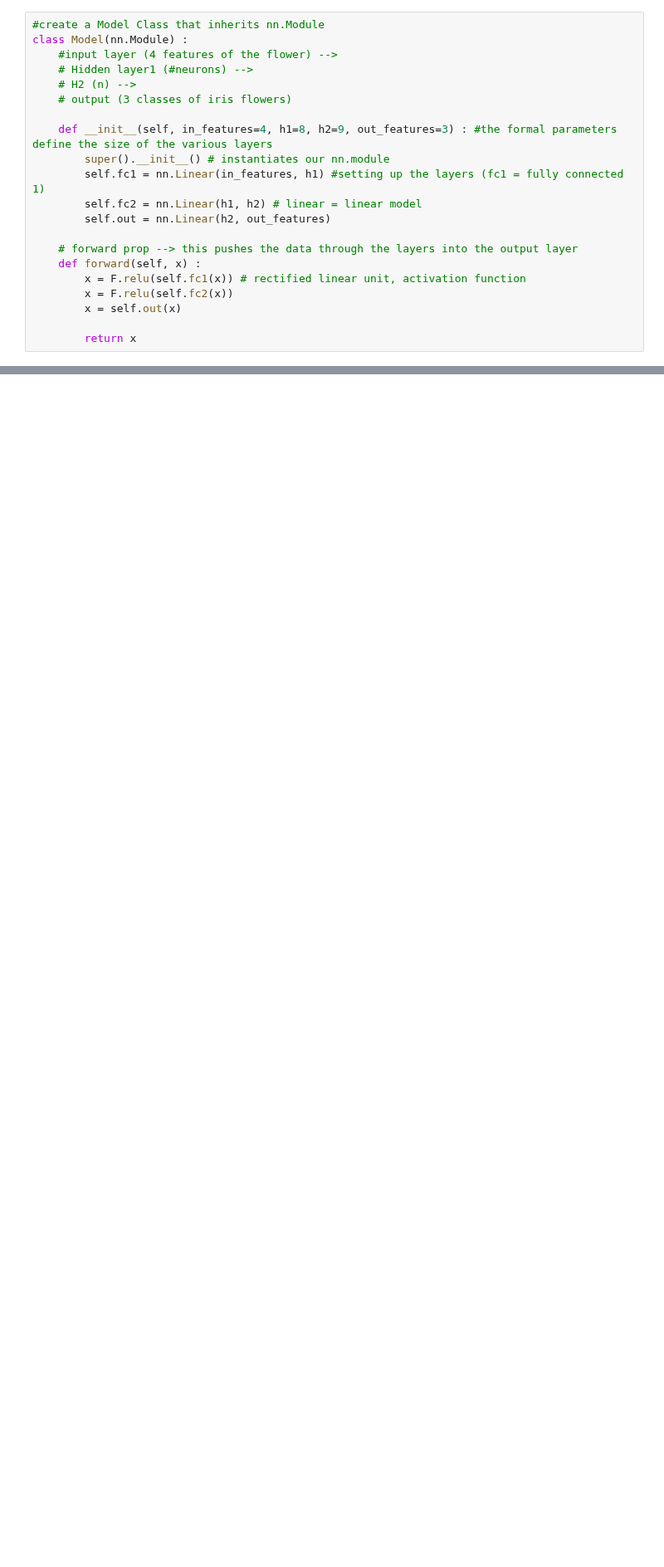
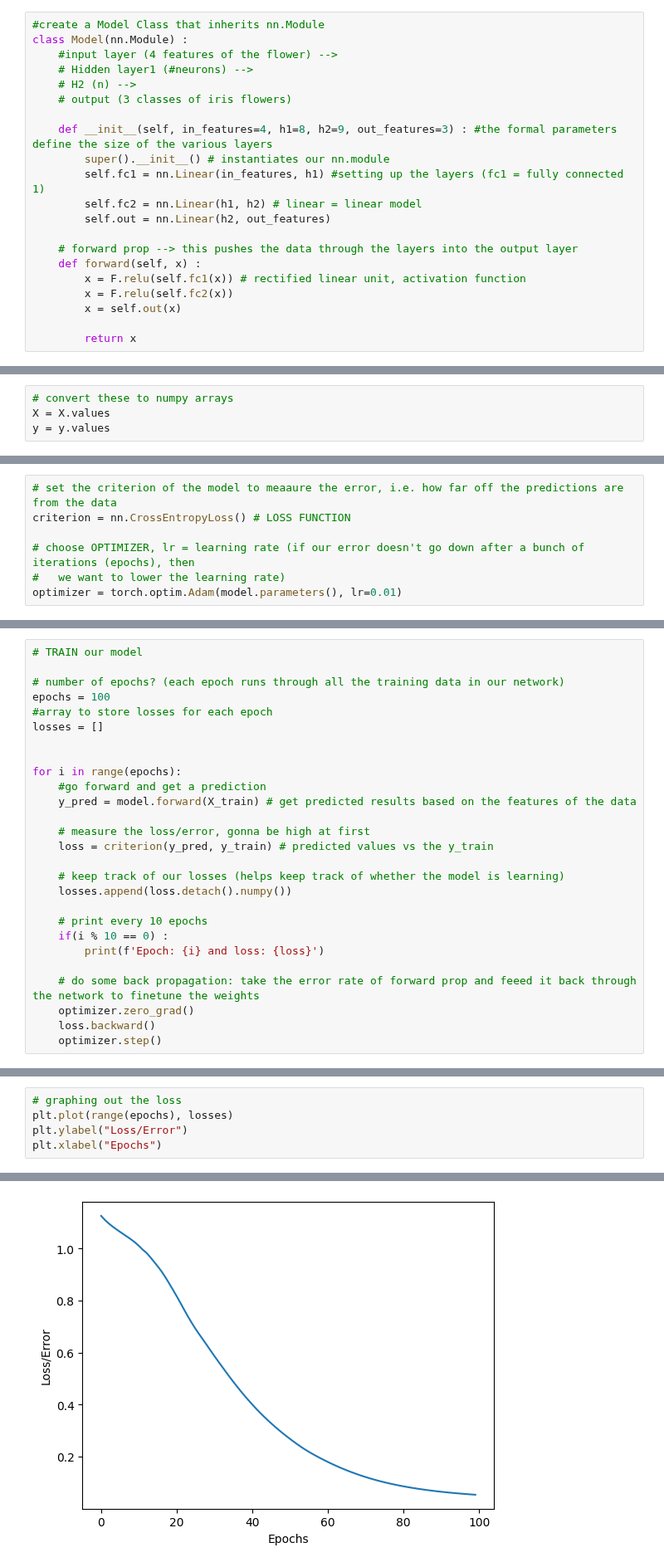
Before and after one commit to Theis-Mathiassen/NeuralGraphs, a Jupyter notebook: Karen/SimpleNN.ipynb, the cells around one changed output, grey strips where cells are left out. Shown at 83% size. Drawn from its saved outputs; the diff is of its cells as text; blank space fills up the shorter version.

Commit message:
training model and evaluation results on iris

```diff
--- a/Karen/SimpleNN.ipynb
+++ b/Karen/SimpleNN.ipynb
@@ -30,0 +65,4 @@ model = Model()
+# %%
+# convert these to numpy arrays
+X = X.values
+y = y.values
@@ -30,0 +84,7 @@ model = Model()
+# %%
+# set the criterion of the model to meaaure the error, i.e. how far off the predictions are from the data
+criterion = nn.CrossEntropyLoss() # LOSS FUNCTION
+
+# choose OPTIMIZER, lr = learning rate (if our error doesn't go down after a bunch of iterations (epochs), then
+#   we want to lower the learning rate)
+optimizer = torch.optim.Adam(model.parameters(), lr=0.01)
@@ -30,0 +99,27 @@ model = Model()
+# %%
+# TRAIN our model
+
+# number of epochs? (each epoch runs through all the training data in our network)
+epochs = 100
+#array to store losses for each epoch
+losses = []
+
+
+for i in range(epochs):
+    #go forward and get a prediction
+    y_pred = model.forward(X_train) # get predicted results based on the features of the data
+
+    # measure the loss/error, gonna be high at first
+    loss = criterion(y_pred, y_train) # predicted values vs the y_train
+
+    # keep track of our losses (helps keep track of whether the model is learning)
+    losses.append(loss.detach().numpy())
+
+    # print every 10 epochs
+    if(i % 10 == 0) :
+        print(f'Epoch: {i} and loss: {loss}')
+
+    # do some back propagation: take the error rate of forward prop and feeed it back through the network to finetune the weights
+    optimizer.zero_grad()
+    loss.backward()
+    optimizer.step()
@@ -30,0 +137,6 @@ model = Model()
+# %%
+# graphing out the loss
+plt.plot(range(epochs), losses)
+plt.ylabel("Loss/Error")
+plt.xlabel("Epochs")
+# %% [output]
@@ -30,0 +144 @@ model = Model()
+[figure, added]
```
Also changed, not shown: parts of 14 cells of this notebook.
